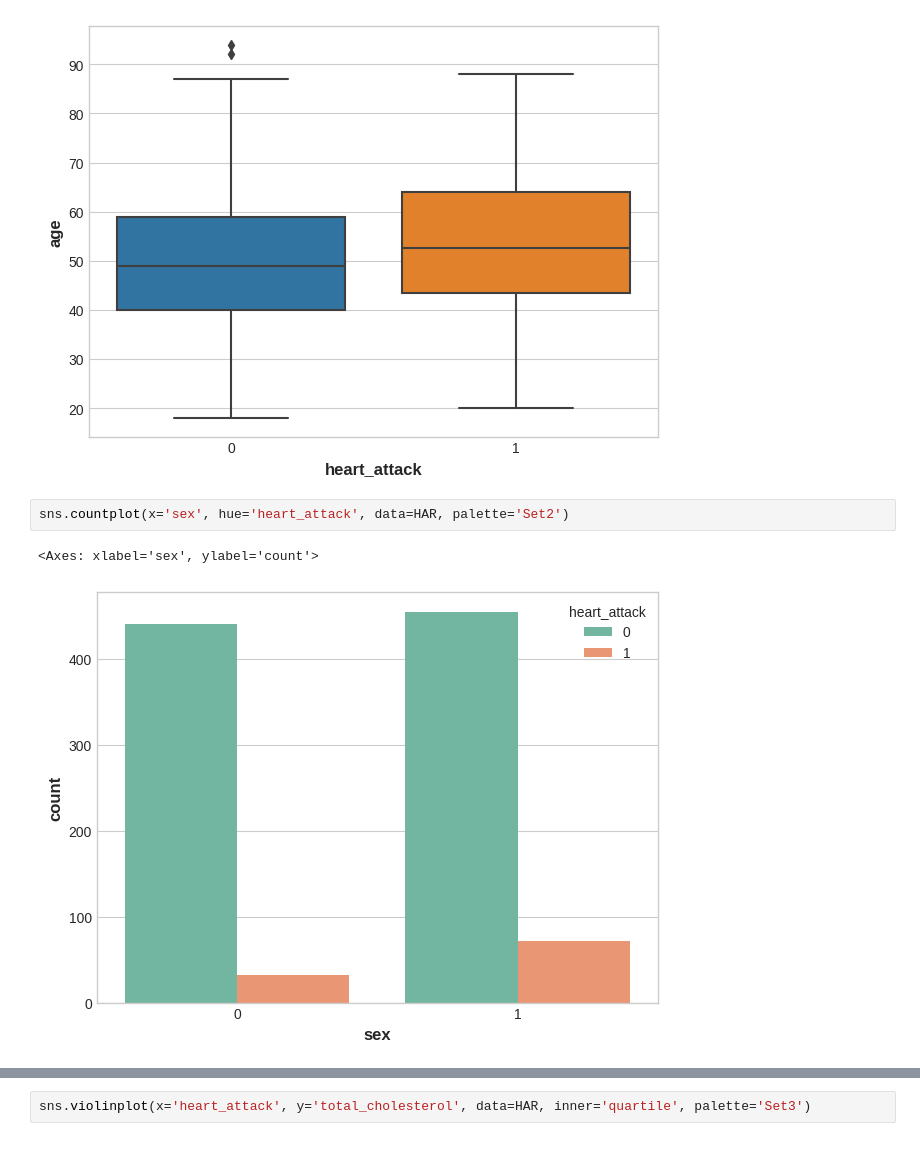
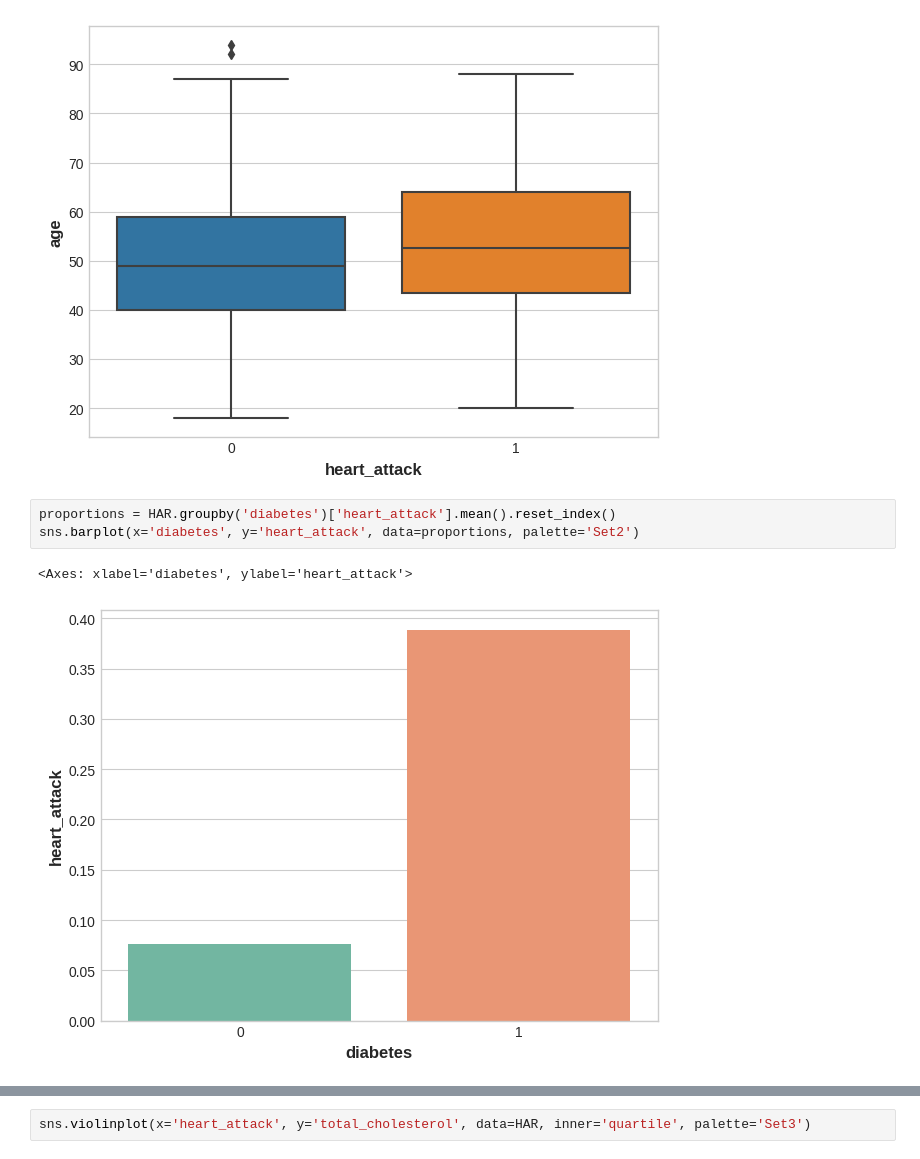
Before and after one commit to WONYOUNG-SONG/Kaggle, a Jupyter notebook: HeartAttackRiskAssessment/submission.ipynb, the cells around one changed output, grey strips where cells are left out. Cells and saved outputs as stored; diff of their text form.

Commit message:
Kaggle Notebook | HeartAttackRiskAssessment | Version 1

```diff
--- a/HeartAttackRiskAssessment/submission.ipynb
+++ b/HeartAttackRiskAssessment/submission.ipynb
@@ -75,8 +75,9 @@ sns.boxplot(x='heart_attack', y='age', data=HAR)
 # %% [output]
 <Axes: xlabel='heart_attack', ylabel='age'>
 [figure]
-# %%
-sns.countplot(x='sex', hue='heart_attack', data=HAR, palette='Set2')
-# %% [output]
-<Axes: xlabel='sex', ylabel='count'>
-[figure, removed]
+# %%
+proportions = HAR.groupby('diabetes')['heart_attack'].mean().reset_index()
+sns.barplot(x='diabetes', y='heart_attack', data=proportions, palette='Set2')
+# %% [output]
+<Axes: xlabel='diabetes', ylabel='heart_attack'>
+[figure, added]
```
Also changed, not shown: parts of 4 cells of this notebook.
